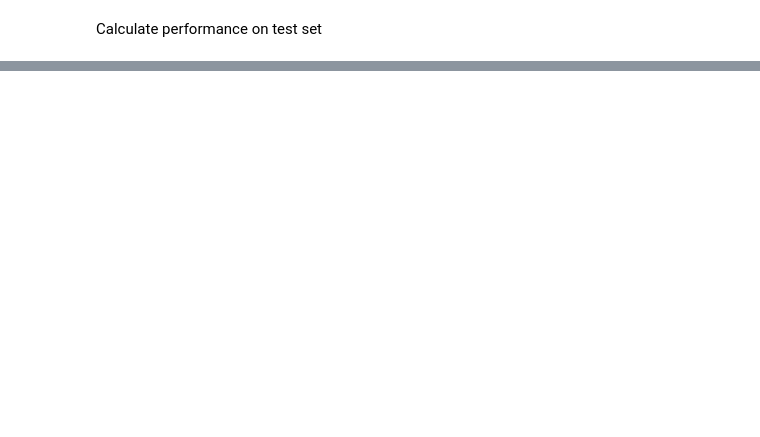
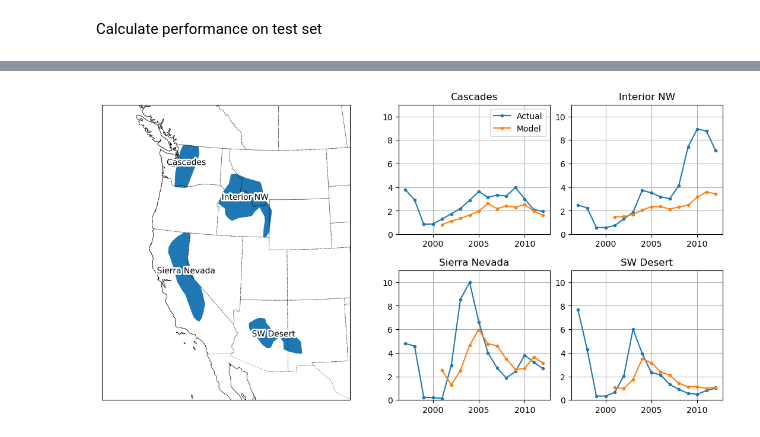
Before and after one commit to s-kganz/ForestLST, a Jupyter notebook: notebooks/preisler_convnet.ipynb, the cells around one changed output, grey strips where cells are left out. Cells and saved outputs as stored; diff of their text form; code cells hidden in the pictures; blank space fills up the shorter version.

```diff
--- a/notebooks/preisler_convnet.ipynb
+++ b/notebooks/preisler_convnet.ipynb
@@ -101,7 +101,7 @@ Coordinates:
 # %%
 from util.convlstm import DamageConvLSTM
 
-input_bands = ["fire", "mort_ewma", "prcp", "elev", "treecover", "forest_ba"]
+input_bands = ["fire", "mort_ewma", "prcp", "elev", "treecover", "forest_ba", "vp", "tmin"]
 input_inds = np.where(np.isin(ds.coords.get("variable").values, input_bands))[0]
 input_channel = len(input_bands)
 hidden_dim = 8
@@ -208,7 +224,7 @@ ns = np.zeros(cutoffs.shape)
 
 train_ds = ds.sel(time=train_years)
 
-window_mean = train_ds.isel(band=target_ind).rolling(x=8, y=8, time=5).mean()
+window_mean = train_ds.isel(band=train_target_ind).rolling(x=8, y=8, time=5).mean()
 
 for i, c in enumerate(cutoffs):
     ns[i] = (window_mean > c).sum().values
@@ -421,0 +654,75 @@ MeanAbsoluteError(): 0.01
+# %%
+out_avg = out_arr / out_n
+out_arr[out_n == 0] = np.nan
+out_pct = 10 ** out_avg
+
+out_da = xr.DataArray(
+    data=out_pct,
+    dims=["time", "y", "x"],
+    coords=dict(
+        time=ds_infer.time,
+        y=ds_infer.y,
+        x=ds_infer.x
+    )
+)
+# %%
+from matplotlib.gridspec import GridSpec
+import matplotlib.patheffects as pe
+import geopandas as gpd
+from cartopy import crs as ccrs
+from cartopy import feature as cfeature
+import shapely
+from shapely.geometry import box
+
+regions = gpd.read_file("data_in/regions_simple2.geojson")
+
+fig = plt.Figure(layout="constrained", figsize=(11, 5.5))
+gs = GridSpec(2, 3, figure=fig, width_ratios=[2, 1, 1])
+
+projection = ccrs.AlbersEqualArea(central_latitude=42, central_longitude=-110)
+map_ax = fig.add_subplot(gs[:, 0], projection=projection)
+
+# Make the map
+map_ax.coastlines(linewidth=0.5)
+
+# Expand the bounding box a little so that we don't crop too much
+mycrs = ccrs.epsg("3857")
+bbox = box(*regions.total_bounds)
+bbox = bbox.buffer(5e5) # meters
+
+minx, miny, maxx, maxy = shapely.bounds(bbox)
+
+# Add region geometries
+for i in range(regions.shape[0]):
+    geom = regions.geometry[i]
+    map_ax.add_geometries(geom, crs=mycrs)
+    map_ax.text(
+        geom.centroid.x, geom.centroid.y, regions.name[i],
+        transform=mycrs,
+        horizontalalignment="center",
+        path_effects=[pe.withStroke(linewidth=4, foreground="white")]
+    )
+
+map_ax.add_feature(cfeature.STATES, linestyle=':', edgecolor='black', linewidth=0.5)
+map_ax.set_extent((minx, maxx, miny, maxy), crs=mycrs)
+
+axes = []
+
+for i, (row, col) in enumerate(zip((1, 0, 1, 0), (2, 1, 1, 2))):
+    ax = fig.add_subplot(gs[row, col])
+    axes.append(ax)
+    geom = regions.geometry[i]
+    model = out_da.rio.write_crs(3857).rio.clip([geom]).mean(dim=["x", "y"], skipna=True).values * 100
+    data  = ds_infer.sel(band="mort_ewma").rio.write_crs(3857).rio.clip([geom]).mean(dim=["x", "y"], skipna=True).values
+
+    ax.plot(ds_infer.time, data, label="Actual", marker=".")
+    ax.plot(ds_infer.time, model, label="Model", marker=".")
+    ax.set_ylim(0, 11)
+    ax.set_title(regions.name[i])
+    ax.grid()
+
+axes[1].legend()
+
+fig
+# %% [output]
+[figure, added]
```
Also changed, not shown: parts of 21 cells of this notebook.
